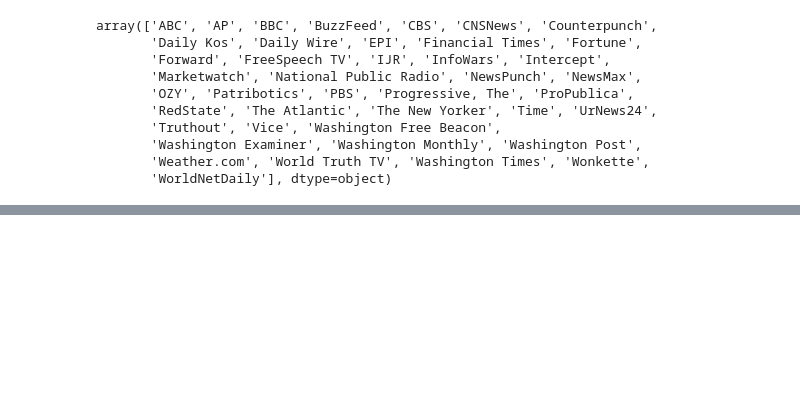
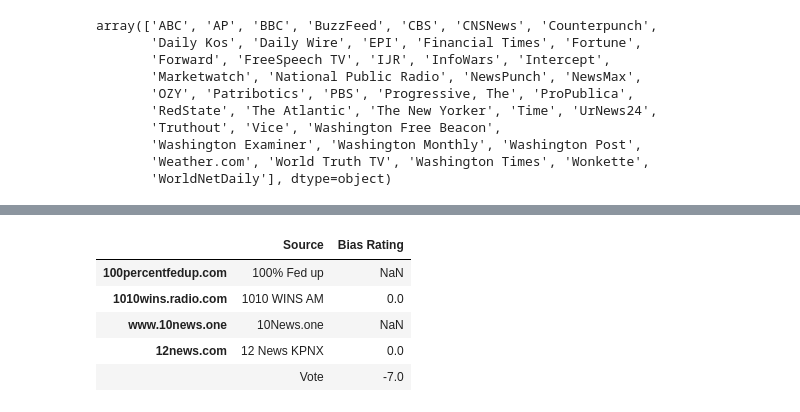
Before and after one commit to anitailango/affinity, a Jupyter notebook: backend/notebooks/Scraping Media Bias Data.ipynb, the cells around one changed output, grey strips where cells are left out. Cells and saved outputs as stored; diff of their text form; code cells hidden in the pictures; blank space fills up the shorter version.

```diff
--- a/backend/notebooks/Scraping Media Bias Data.ipynb
+++ b/backend/notebooks/Scraping Media Bias Data.ipynb
@@ -167,0 +137,12 @@ df = df.replace({'Name': {'ABC News': unique_sources[0],
+# %%
+name_and_bias = pd.concat([df['Name'], df['Bias Rating']], axis=1)
+#rename columns for merging purposes
+name_and_bias = name_and_bias.rename(columns={'Name': 'Source'})
+name_and_bias.head()
+# %% [output]
+|  | Source | Bias Rating |
+| 100percentfedup.com | 100% Fed up | NaN |
+| 1010wins.radio.com | 1010 WINS AM | 0.0 |
+| www.10news.one | 10News.one | NaN |
+| 12news.com | 12 News KPNX | 0.0 |
+|  | Vote | -7.0 |
```
Also changed, not shown: parts of 9 cells of this notebook.
